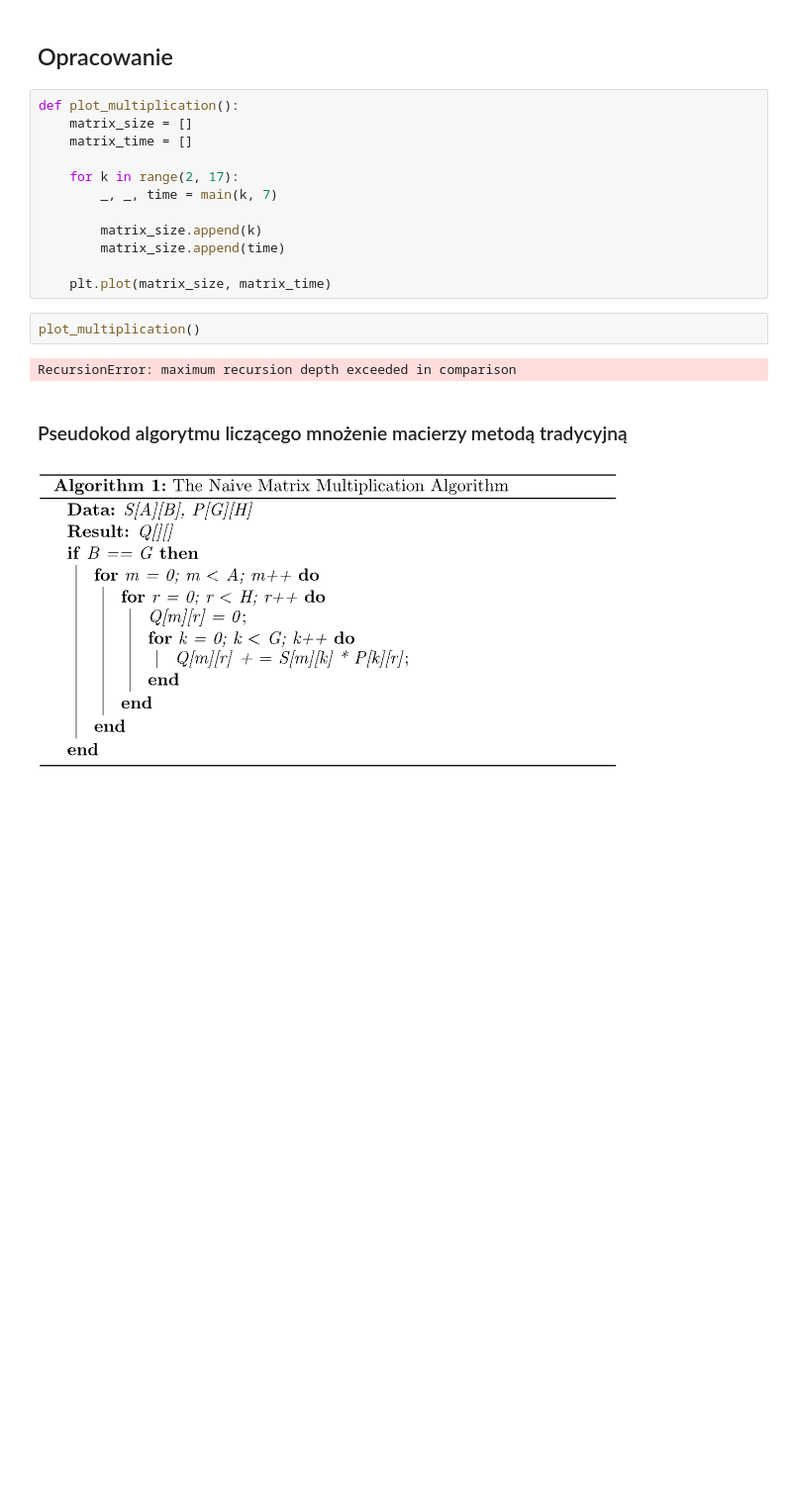
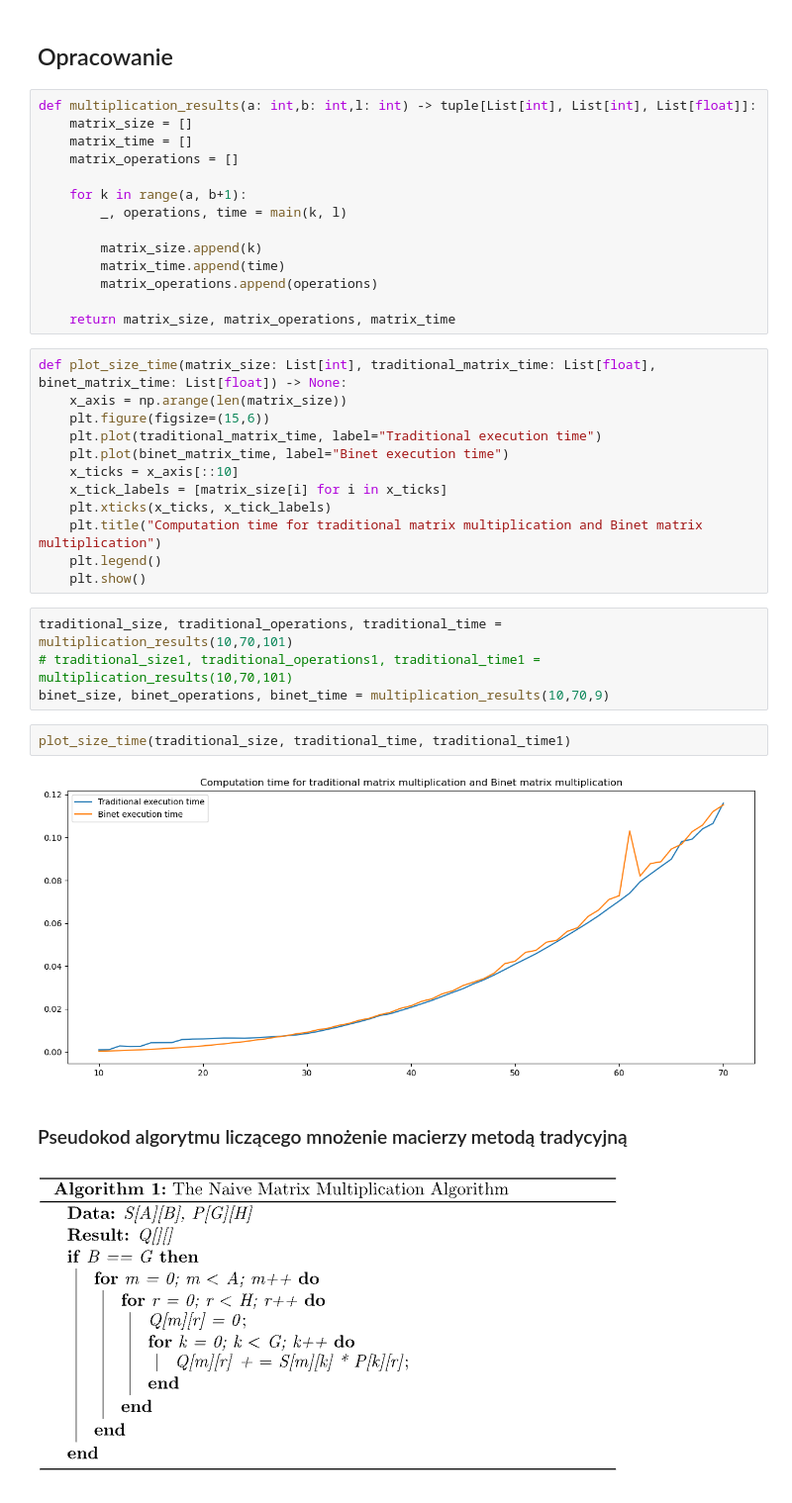
Before and after one commit to Szymon-Budziak/Matrix_calculus_algorithms_course_AGH, a Jupyter notebook: Program_1/program_1.ipynb, the cells around one changed output. Shown at 99% size. Cells and saved outputs as stored; diff of their text form; blank space fills up the shorter version.

Commit message:
Traditional vs Binet algorithm continuation

```diff
--- a/Program_1/program_1.ipynb
+++ b/Program_1/program_1.ipynb
@@ -180,21 +180,39 @@ Total number of operations: 256
 # %% [markdown]
 ## Opracowanie
 # %%
-def plot_multiplication():
+def multiplication_results(a: int,b: int,l: int) -> tuple[List[int], List[int], List[float]]:
     matrix_size = []
     matrix_time = []
+    matrix_operations = []
 
-    for k in range(2, 17):
-        _, _, time = main(k, 7)
+    for k in range(a, b+1):
+        _, operations, time = main(k, l)
 
         matrix_size.append(k)
-        matrix_size.append(time)
+        matrix_time.append(time)
+        matrix_operations.append(operations)
 
-    plt.plot(matrix_size, matrix_time)
+    return matrix_size, matrix_operations, matrix_time
-# %%
-plot_multiplication()
-# %% [output]
-RecursionError: maximum recursion depth exceeded in comparison
+# %%
+def plot_size_time(matrix_size: List[int], traditional_matrix_time: List[float], binet_matrix_time: List[float]) -> None:
+    x_axis = np.arange(len(matrix_size))
+    plt.figure(figsize=(15,6))
+    plt.plot(traditional_matrix_time, label="Traditional execution time")
+    plt.plot(binet_matrix_time, label="Binet execution time")
+    x_ticks = x_axis[::10]
+    x_tick_labels = [matrix_size[i] for i in x_ticks]
+    plt.xticks(x_ticks, x_tick_labels)
+    plt.title("Computation time for traditional matrix multiplication and Binet matrix multiplication")
+    plt.legend()
+    plt.show()
+# %%
+traditional_size, traditional_operations, traditional_time = multiplication_results(10,70,101)
+# traditional_size1, traditional_operations1, traditional_time1 = multiplication_results(10,70,101)
+binet_size, binet_operations, binet_time = multiplication_results(10,70,9)
+# %%
+plot_size_time(traditional_size, traditional_time, traditional_time1)
+# %% [output]
+[figure, added]
 # %% [markdown]
 ### Pseudokod algorytmu liczącego mnożenie macierzy metodą tradycyjną
 ![image.png](attachment:image.png)
```
Also changed, not shown: parts of 3 cells of this notebook.
